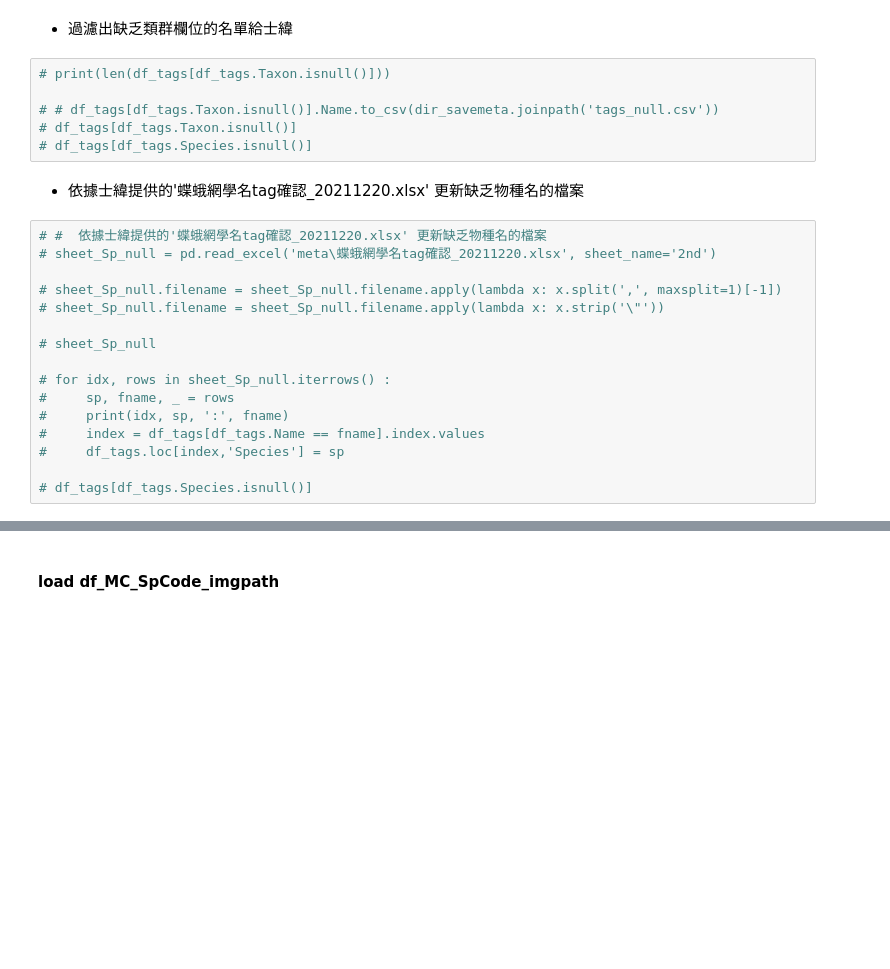
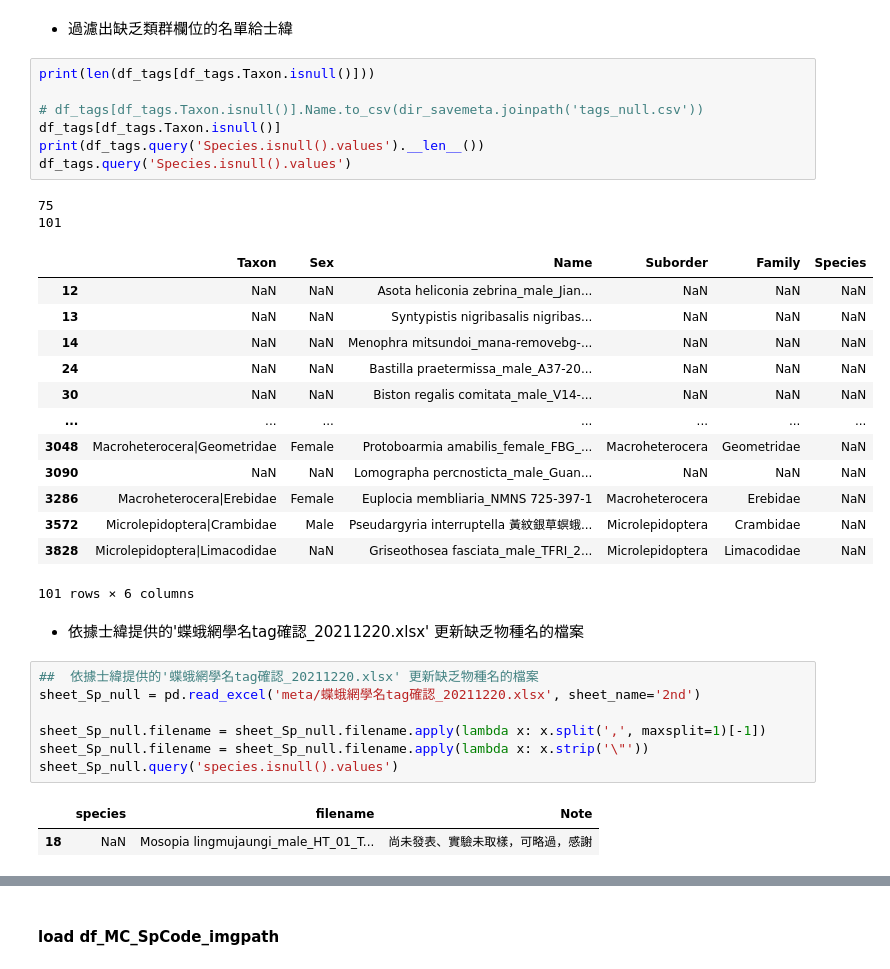
Before and after one commit to YunghuiHsu/Moth_Project, a Jupyter notebook: Moth_thermal/data/meta_thermal_rangesize/dearlep_img_species/check_MC.ipynb, the cells around one changed output, grey strips where cells are left out. Cells and saved outputs as stored; diff of their text form; blank space fills up the shorter version.

```diff
--- a/Moth_thermal/data/meta_thermal_rangesize/dearlep_img_species/check_MC.ipynb
+++ b/Moth_thermal/data/meta_thermal_rangesize/dearlep_img_species/check_MC.ipynb
@@ -988,26 +1020,37 @@ df_tags
 # %% [markdown]
 - 過濾出缺乏類群欄位的名單給士緯
 # %%
-# print(len(df_tags[df_tags.Taxon.isnull()]))
+print(len(df_tags[df_tags.Taxon.isnull()]))
 
-# # df_tags[df_tags.Taxon.isnull()].Name.to_csv(dir_savemeta.joinpath('tags_null.csv'))
-# df_tags[df_tags.Taxon.isnull()]
-# df_tags[df_tags.Species.isnull()]
+# df_tags[df_tags.Taxon.isnull()].Name.to_csv(dir_savemeta.joinpath('tags_null.csv'))
+df_tags[df_tags.Taxon.isnull()]
+print(df_tags.query('Species.isnull().values').__len__())
+df_tags.query('Species.isnull().values')
+# %% [output]
+75
+101
+|  | Taxon | Sex | Name | Suborder | Family | Species |
+| 12 | NaN | NaN | Asota heliconia zebrina_male_Jian... | NaN | NaN | NaN |
+| 13 | NaN | NaN | Syntypistis nigribasalis nigribas... | NaN | NaN | NaN |
+| 14 | NaN | NaN | Menophra mitsundoi_mana-removebg-... | NaN | NaN | NaN |
+| 24 | NaN | NaN | Bastilla praetermissa_male_A37-20... | NaN | NaN | NaN |
+| 30 | NaN | NaN | Biston regalis comitata_male_V14-... | NaN | NaN | NaN |
+| ... | ... | ... | ... | ... | ... | ... |
+| 3048 | Macroheterocera|Geometridae | Female | Protoboarmia amabilis_female_FBG_... | Macroheterocera | Geometridae | NaN |
+| 3090 | NaN | NaN | Lomographa percnosticta_male_Guan... | NaN | NaN | NaN |
+| 3286 | Macroheterocera|Erebidae | Female | Euplocia membliaria_NMNS 725-397-1 | Macroheterocera | Erebidae | NaN |
+| 3572 | Microlepidoptera|Crambidae | Male | Pseudargyria interruptella 黃紋銀草螟蛾... | Microlepidoptera | Crambidae | NaN |
+| 3828 | Microlepidoptera|Limacodidae | NaN | Griseothosea fasciata_male_TFRI_2... | Microlepidoptera | Limacodidae | NaN |
+101 rows × 6 columns
 # %% [markdown]
 - 依據士緯提供的'蝶蛾網學名tag確認_20211220.xlsx' 更新缺乏物種名的檔案
 # %%
-# #  依據士緯提供的'蝶蛾網學名tag確認_20211220.xlsx' 更新缺乏物種名的檔案
-# sheet_Sp_null = pd.read_excel('meta\蝶蛾網學名tag確認_20211220.xlsx', sheet_name='2nd')
+##  依據士緯提供的'蝶蛾網學名tag確認_20211220.xlsx' 更新缺乏物種名的檔案
+sheet_Sp_null = pd.read_excel('meta/蝶蛾網學名tag確認_20211220.xlsx', sheet_name='2nd')
 
-# sheet_Sp_null.filename = sheet_Sp_null.filename.apply(lambda x: x.split(',', maxsplit=1)[-1])
-# sheet_Sp_null.filename = sheet_Sp_null.filename.apply(lambda x: x.strip('\"'))
-
-# sheet_Sp_null
-
-# for idx, rows in sheet_Sp_null.iterrows() :
-#     sp, fname, _ = rows
-#     print(idx, sp, ':', fname)
-#     index = df_tags[df_tags.Name == fname].index.values
-#     df_tags.loc[index,'Species'] = sp
-
-# df_tags[df_tags.Species.isnull()]
+sheet_Sp_null.filename = sheet_Sp_null.filename.apply(lambda x: x.split(',', maxsplit=1)[-1])
+sheet_Sp_null.filename = sheet_Sp_null.filename.apply(lambda x: x.strip('\"'))
+sheet_Sp_null.query('species.isnull().values')
+# %% [output]
+|  | species | filename | Note |
+| 18 | NaN | Mosopia lingmujaungi_male_HT_01_T... | 尚未發表、實驗未取樣，可略過，感謝 |
```
Also changed, not shown: parts of 22 cells of this notebook.
